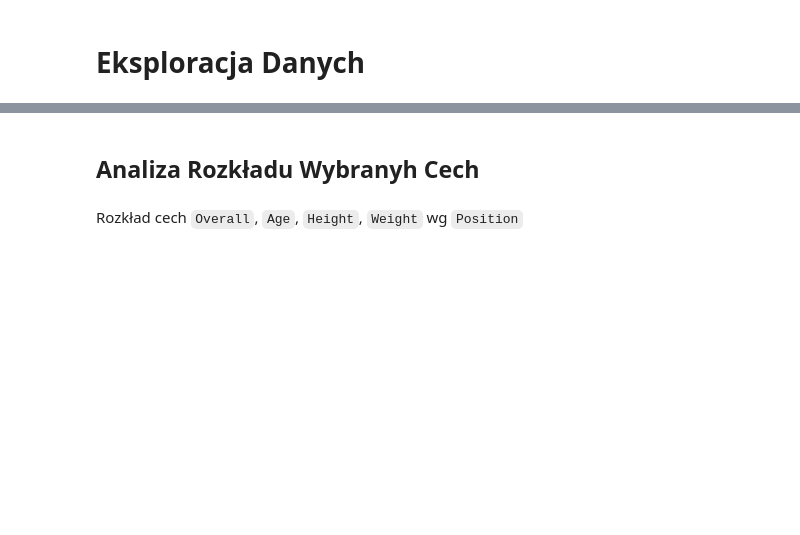
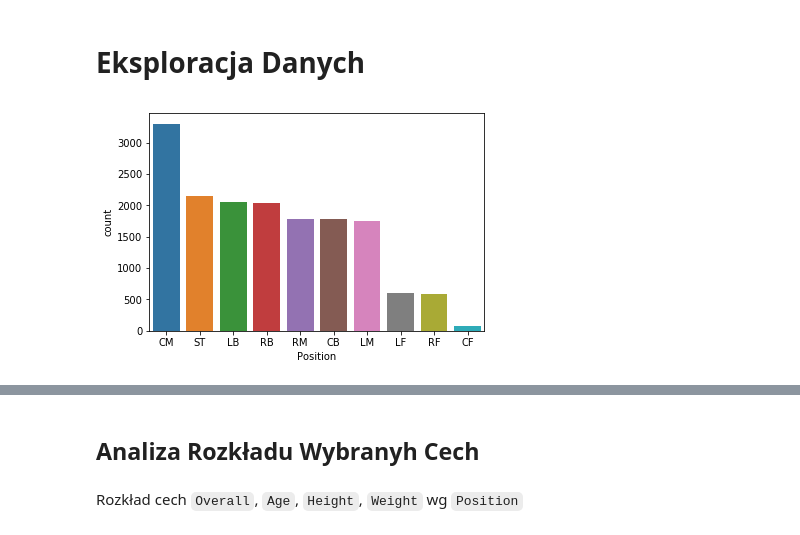
Before and after one commit to mikitachab/football-manager-ml-support, a Jupyter notebook: EDA.ipynb, the cells around one changed output, grey strips where cells are left out. Cells and saved outputs as stored; diff of their text form; code cells hidden in the pictures; blank space fills up the shorter version.

```diff
--- a/EDA.ipynb
+++ b/EDA.ipynb
@@ -8,4 +8,12 @@ import seaborn as sns
 
 %matplotlib inline
 # %%
-fifa_data = pd.read_csv('new_data.csv')
+fifa_data = pd.read_csv('prepared_data.csv')
+# %%
+def draw_countplot(col):
+    sns.countplot(col, order=col.value_counts().index)
+# %%
+position = fifa_data['Position']
+draw_countplot(position)
+# %% [output]
+[figure, added]
```
Also changed, not shown: parts of 4 cells of this notebook, 3 other files.
